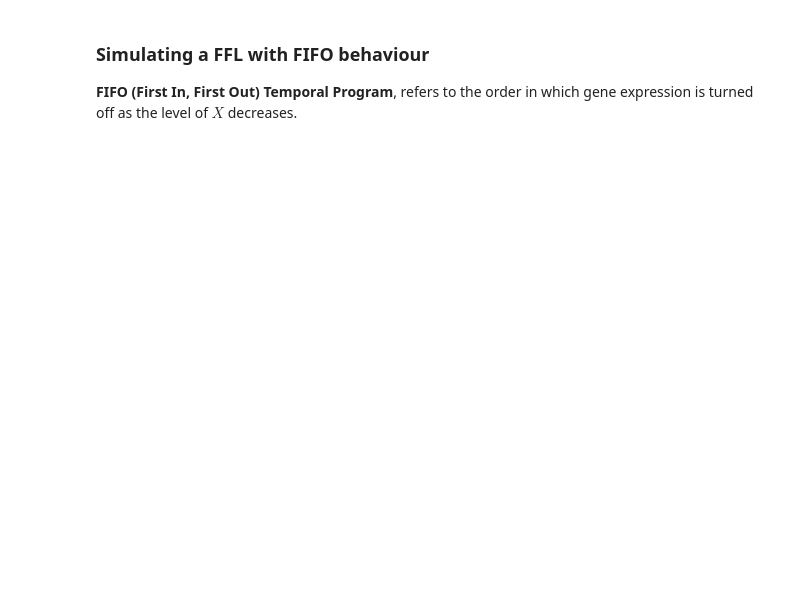
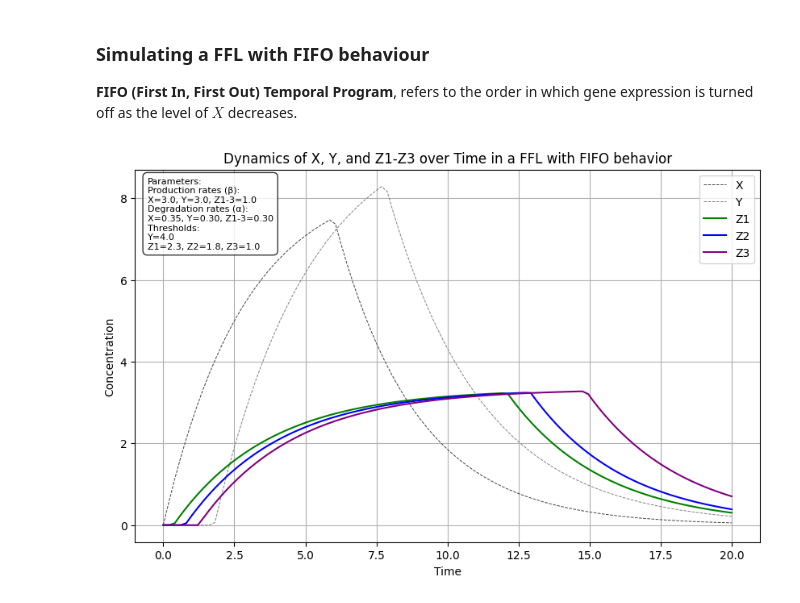
Before and after one commit to amoyag/Biofisica, a Jupyter notebook: session3_complexcircuits.ipynb, the cells around one changed output. Cells and saved outputs as stored; diff of their text form; code cells hidden in the pictures; blank space fills up the shorter version.

```diff
--- a/session3_complexcircuits.ipynb
+++ b/session3_complexcircuits.ipynb
@@ -405,11 +435,6 @@ plt.show()
 ### Simulating a FFL with FIFO behaviour
 **FIFO (First In, First Out) Temporal Program**, refers to the order in which gene expression is turned off as the level of $X$ decreases.
 # %%
-# Re-importing necessary libraries
-import numpy as np
-from scipy.integrate import odeint
-import matplotlib.pyplot as plt
-
 # Define the system of differential equations
 def ffl_system(conditions, t, alpha_X, beta_X, alpha_Y, beta_Y, alpha_Z1, beta_Z1, alpha_Z2, beta_Z2, alpha_Z3, beta_Z3, X_threshold, Y_threshold, Z1_threshold, Z2_threshold, Z3_threshold):
     X, Y, Z1, Z2, Z3 = conditions
@@ -448,34 +473,80 @@ X_threshold = 1  # Threshold for X to activate Z genes
 Y_threshold = 4
 Z1_threshold = 2.3  # Threshold for Y to activate Z1
 Z2_threshold = 1.8  # Threshold for Y to activate Z2
 Z3_threshold = 1    # Threshold for Y to activate Z3
 
 # Initial conditions
 X_0 = 0.0
 Y_0 = 0.0
 Z1_0 = 0.0
 Z2_0 = 0.0
 Z3_0 = 0.0
 
 # Time points
 t = np.linspace(0, 20, 100)
 
 # Solve the system of ODEs
 conditions = odeint(ffl_system, [X_0, Y_0, Z1_0, Z2_0, Z3_0], t, args=(alpha_X, beta_X, alpha_Y, beta_Y, alpha_Z1, beta_Z1, alpha_Z2, beta_Z2, alpha_Z3, beta_Z3, X_threshold, Y_threshold, Z1_threshold, Z2_threshold, Z3_threshold))
 
 # Extract X, Y, Z1, Z2, and Z3
 X, Y, Z1, Z2, Z3 = conditions.T
 
-# Plot results
+
+
+# Create the plot
 plt.figure(figsize=(10, 6))
-plt.plot(t, X, label='X')
-plt.plot(t, Y, label='Y', color='red')
+
+# Create parameter string
+param_string = (
+    f'Parameters:\n'
+    f'Production rates (β):\n'
+    f'X={beta_X:.1f}, Y={beta_Y:.1f}, Z1-3={beta_Z1:.1f}\n'
+    f'Degradation rates (α):\n'
+    f'X={alpha_X:.2f}, Y={alpha_Y:.2f}, Z1-3={alpha_Z1:.2f}\n'
+    f'Thresholds:\n'
+    f'Y={Y_threshold:.1f}\n'
+    f'Z1={Z1_threshold:.1f}, Z2={Z2_threshold:.1f}, Z3={Z3_threshold:.1f}'
+)
+
+# Plot the curves using the solved variables
+plt.plot(t, X, label='X', color='#404040', ls='--', linewidth=0.7)
+plt.plot(t, Y, label='Y', color='#808080', ls='--', linewidth=0.7)
 plt.plot(t, Z1, label='Z1', color='green')
 plt.plot(t, Z2, label='Z2', color='blue')
 plt.plot(t, Z3, label='Z3', color='purple')
+
+# Add text box with parameters
+plt.text(0.02, 0.98, param_string,
+         transform=plt.gca().transAxes,
+         verticalalignment='top',
+         horizontalalignment='left',
+         fontsize=8,
+         bbox=dict(boxstyle='round',
+                  facecolor='white',
+                  alpha=0.8,
+                  pad=0.5))
+
 plt.xlabel('Time')
 plt.ylabel('Concentration')
-plt.title('Dynamics of X, Y, and Z1-Z3 over Time in a FFL with FIFO behaviour')
+plt.title('Dynamics of X, Y, and Z1-Z3 over Time in a FFL with FIFO behavior')
 plt.grid(True)
 plt.legend()
 plt.show()
+
+
+
+# Plot results
+#plt.figure(figsize=(10, 6))
+#plt.plot(t, X, label='X')
+#plt.plot(t, Y, label='Y', color='red')
+#plt.plot(t, Z1, label='Z1', color='green')
+#plt.plot(t, Z3, label='Z3', color='purple')
+##plt.plot(t, Z2, label='Z2', color='blue')
+#plt.xlabel('Time')
+#plt.ylabel('Concentration')
+#plt.title('Dynamics of X, Y, and Z1-Z3 over Time in a FFL with FIFO behaviour')
+#plt.grid(True)
+#plt.legend()
+#plt.show()
+# %% [output]
+[figure, added]
```
Also changed, not shown: parts of 4 cells of this notebook.
